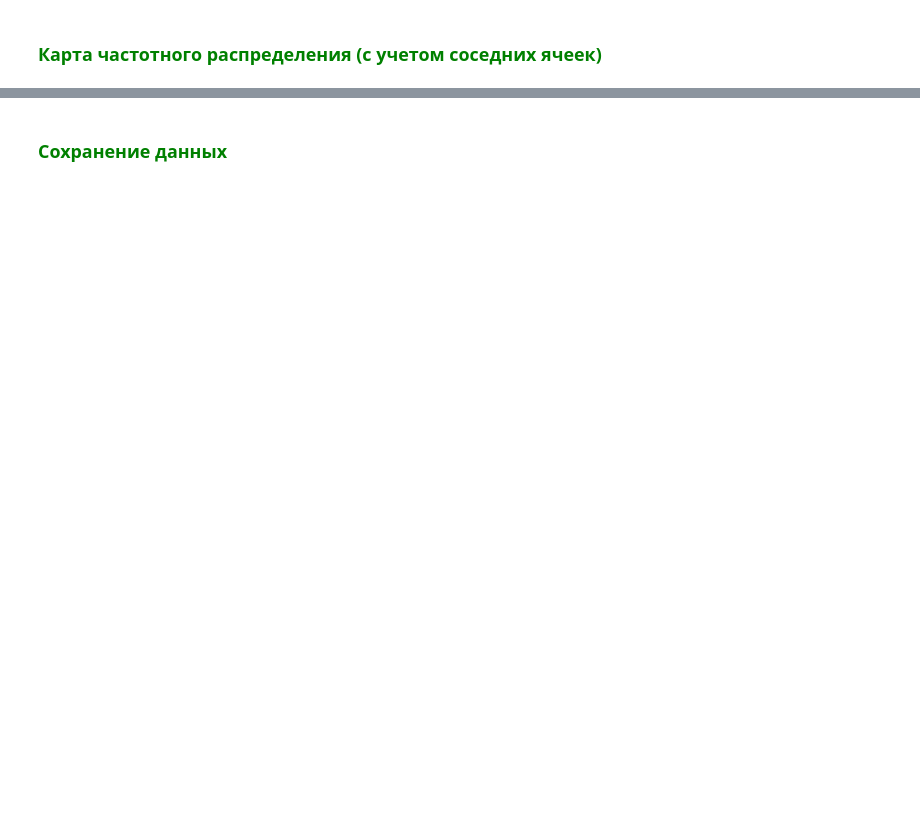
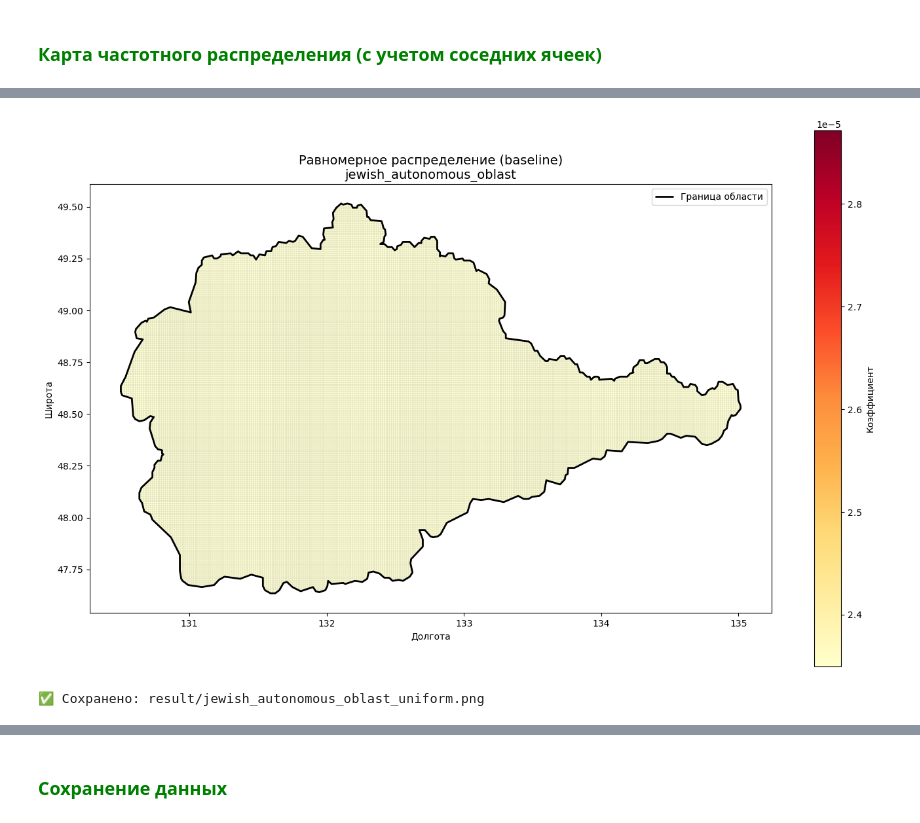
Before and after one commit to katePPkate/Project_Practicum_2026, a Jupyter notebook: Project_Practicum_2026.ipynb, the cells around one changed output, grey strips where cells are left out. Cells and saved outputs as stored; diff of their text form; code cells hidden in the pictures; blank space fills up the shorter version.

```diff
--- a/Project_Practicum_2026.ipynb
+++ b/Project_Practicum_2026.ipynb
@@ -444,0 +590,36 @@ print(f"✅ Сохранено: result/{name}_avg.png")
+# %%
+# Визуализация равномерного распределения
+gdf_uniform = grid_gdf.copy()
+gdf_uniform["coefficient_uniform"] = (
+    gdf_uniform["cell_id"]
+    .map(dict(zip(df_main["cell_id"], df_main["coefficient_uniform"])))
+    .fillna(0)
+)
+
+fig, ax = plt.subplots(1, 1, figsize=(14, 12))
+
+gdf_uniform.plot(
+    column="coefficient_uniform",
+    ax=ax,
+    cmap="YlOrRd",
+    edgecolor="gray",
+    linewidth=0.1,
+    legend=True,
+    alpha=0.8,
+    legend_kwds={"label": "Коэффициент", "shrink": 0.7},
+)
+
+boundary.boundary.plot(ax=ax, color="black", linewidth=2, label="Граница области")
+ax.set_title(f"Равномерное распределение (baseline)\n{name}", fontsize=14)
+ax.set_xlabel("Долгота")
+ax.set_ylabel("Широта")
+ax.legend()
+
+plt.tight_layout()
+plt.savefig(f"result/{name}_uniform.png", dpi=150, bbox_inches="tight")
+plt.show()
+
+print(f"✅ Сохранено: result/{name}_uniform.png")
+# %% [output]
+[figure, added]
+✅ Сохранено: result/jewish_autonomous_oblast_uniform.png
```
Also changed, not shown: parts of 22 cells of this notebook, 23 other files.
